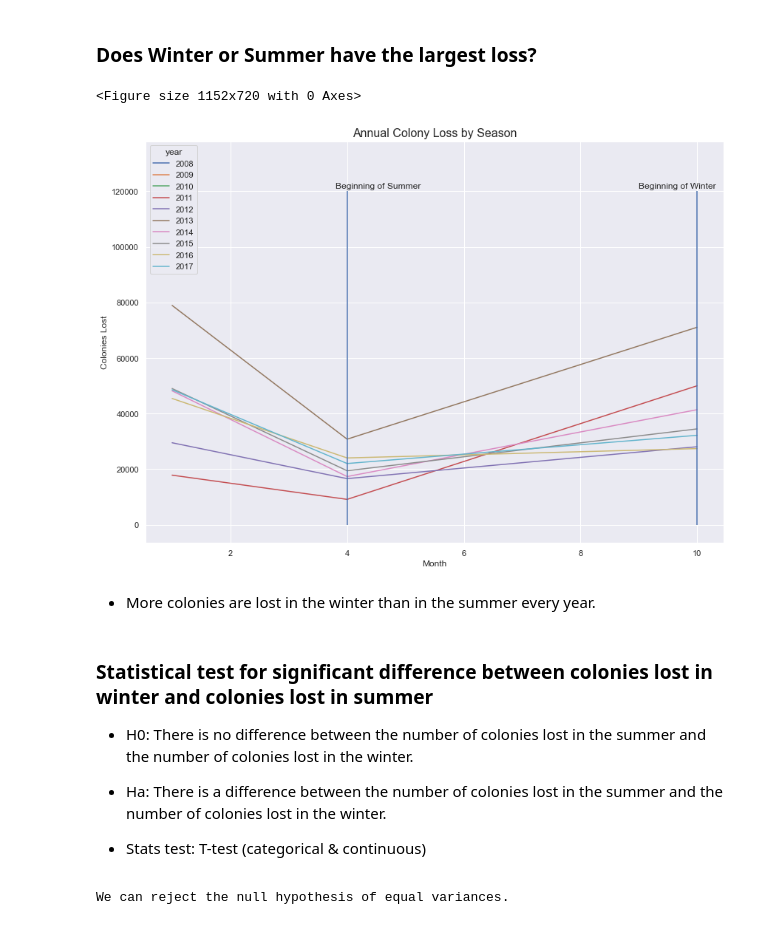
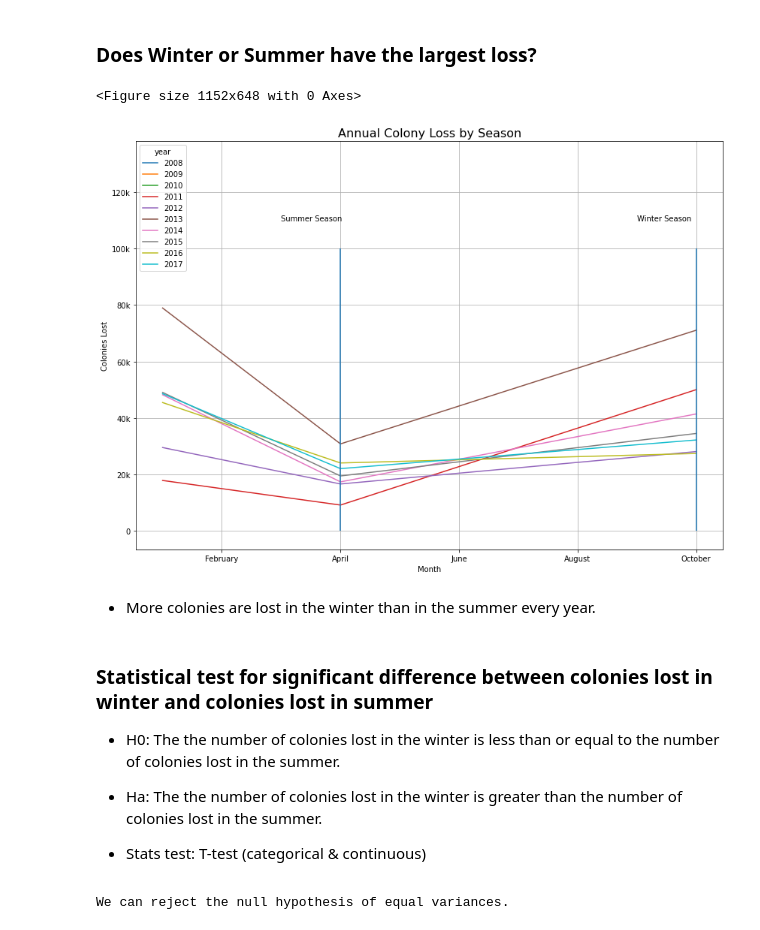
Before and after one commit to Honey-Bee-Roundup-Capstone/dash-repo, a Jupyter notebook: draft-notebook.ipynb, the cells around one changed output. Cells and saved outputs as stored; diff of their text form; code cells hidden in the pictures.

```diff
--- a/draft-notebook.ipynb
+++ b/draft-notebook.ipynb
@@ -55,7 +55,6 @@ from sklearn.feature_selection import SelectKBest, RFE, f_regression
 # remove warnings
 import warnings
 warnings.filterwarnings("ignore")
-sns.set_theme()
 # %% [markdown]
 ## Acquisition
 
@@ -199,37 +211,40 @@ plt.show()
 ### Does Winter or Summer have the largest loss?
 # %%
 # set figure size
-plt.figure(figsize=(16, 10))
+plt.figure(figsize=(16, 9))
 # plot colonies lost, grouped by year and month
 train.colonies_lost.groupby([train.index.year, train.index.month]).sum().unstack(0).plot(figsize = (14,10))
 # set title
 plt.title('Annual Colony Loss by Season', fontsize = 16)
 # set tick label formatting
 plt.ticklabel_format(style='plain', axis='y')
 # plot vertical line for summer
-plt.vlines(x=4, ymin=0, ymax=120000)
+plt.vlines(x=4, ymin=0, ymax=100000)
 # plot vertical line for winter
-plt.vlines(x=10, ymin=0, ymax=120000)
+plt.vlines(x=10, ymin=0, ymax=100000)
 # label vertical line for summer
-plt.annotate('Beginning of Summer', [3.8,121000], xycoords='data')
+plt.annotate('Summer Season', [3,110000], xycoords='data')
 # label vertical line for winter
-plt.annotate('Beginning of Winter', [9.0,121000], xycoords='data')
+plt.annotate('Winter Season', [9,110000], xycoords='data')
 # label x-axis
 plt.xlabel('Month')
 # label y-axis
 plt.ylabel('Colonies Lost')
+plt.xticks(ticks=[2,4,6,8,10], labels=['February','April','June','August','October'])
+plt.yticks(ticks=[0,20000,40000,60000,80000,100000,120000], labels=['0','20k','40k','60k','80k','100k','120k'])
+plt.grid(visible=None)
 plt.show()
 # %% [output]
-<Figure size 1152x720 with 0 Axes>
+<Figure size 1152x648 with 0 Axes>
-[figure, old version]
+[figure, new version]
 # %% [markdown]
 - More colonies are lost in the winter than in the summer every year.
 # %% [markdown]
 ### Statistical test for significant difference between colonies lost in winter and colonies lost in summer
 
-- H0: There is no difference between the number of colonies lost in the summer and the number of colonies lost in the winter.
+- H0: The the number of colonies lost in the winter is less than or equal to the number of colonies lost in the summer.
 
-- Ha: There is a difference between the number of colonies lost in the summer and the number of colonies lost in the winter.
+- Ha: The the number of colonies lost in the winter is greater than the number of colonies lost in the summer.
 
 - Stats test: T-test (categorical & continuous)
 # %%
```
Also changed, not shown: parts of 27 cells of this notebook.
